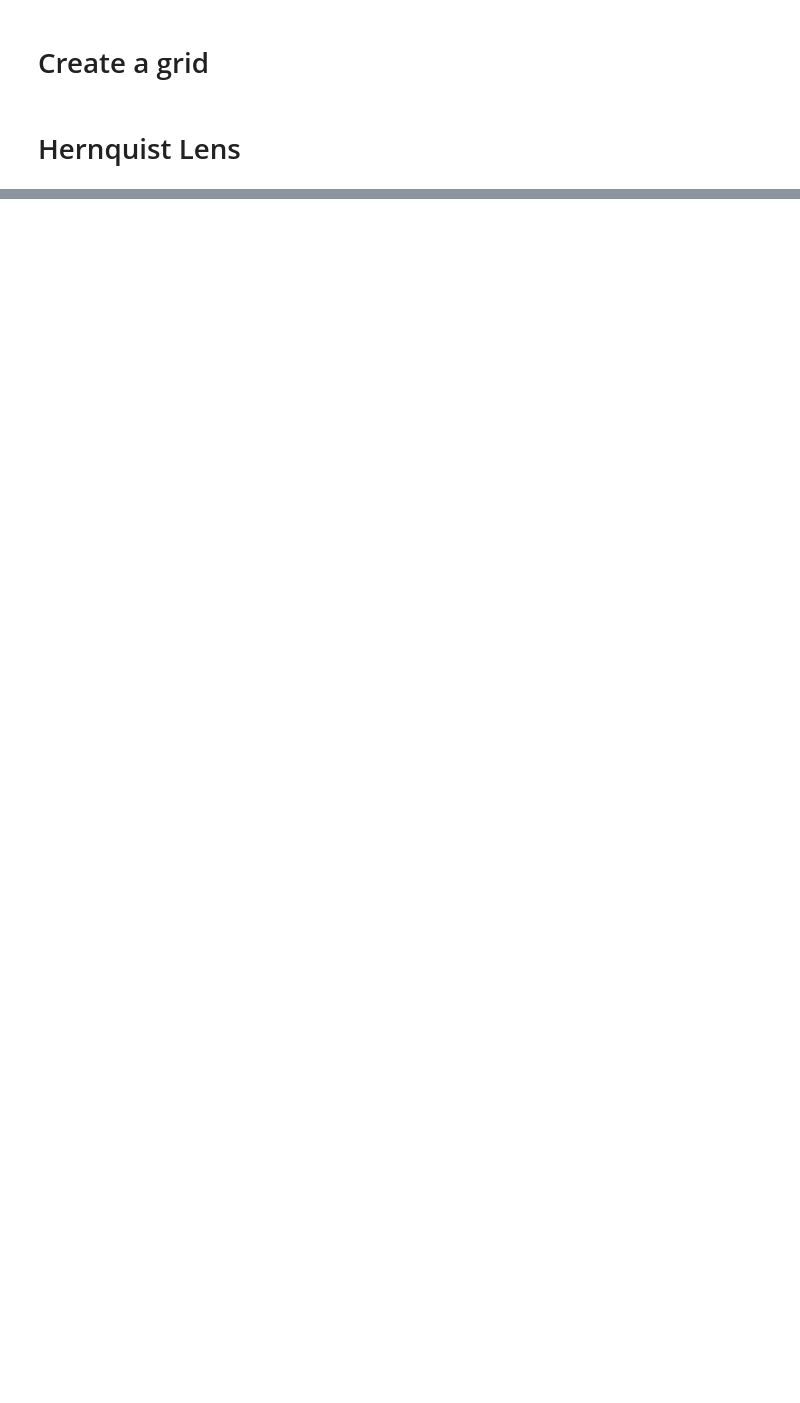
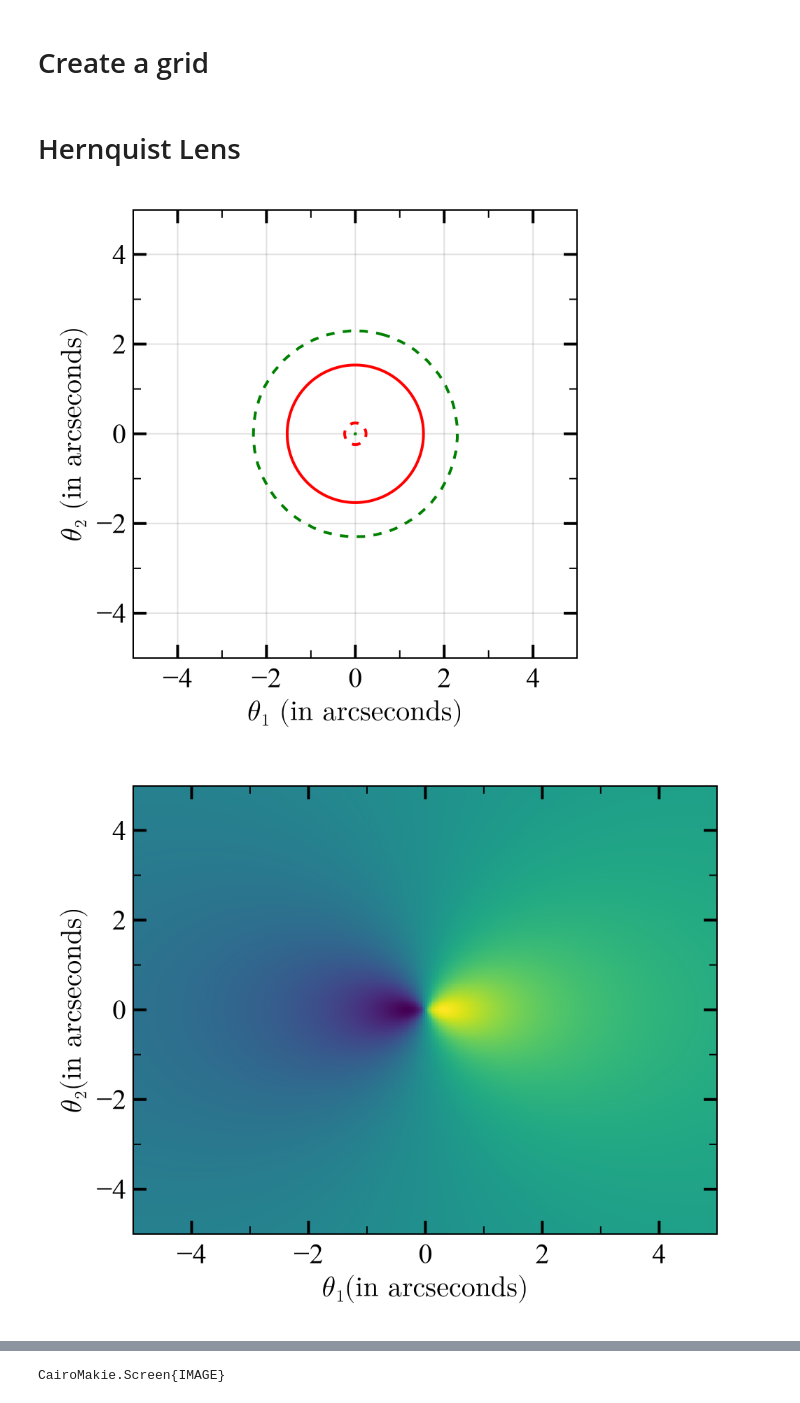
Before and after one commit to akmeena766/LensFactory-Examples, a Jupyter notebook: Example-3: Lensing quantities.ipynb, the cells around one changed output, grey strips where cells are left out. Saved outputs shown, nothing was run; the diff lists cells and outputs as text; code cells hidden in the pictures; blank space fills up the shorter version.

```diff
--- a/Example-3: Lensing quantities.ipynb
+++ b/Example-3: Lensing quantities.ipynb
@@ -25,7 +27,46 @@ x, y = Lenses.get_meshgrid(5, 5, 0.03);
 # %% [markdown]
 # Hernquist Lens
 # %%
+# Initialize a Hernquist lens model
 lens = Lenses.init_HernquistLens(D_d=Dol, mass=1.0E12*MASS_SUN, x_s=0.5)
 
+# Plot the image plane
 fig, ax = Lenses.plot_image_plane(lens, x, y, adis)
 display(fig)
+
+# Get scaled deflection maps
+dx, dy = Lenses.get_deflection(lens, x, y)
+
+# Re-scale deflection maps to source plane
+@. dx = adis * dx
+@. dy = adis * dy
+
+# Plot the deflection map(s)
+fig, ax = Lenses.plot_sky(x, y)
+heatmap!(ax, x[:,1], y[1,:], dx)
+display(fig)
+
+heatmap!(ax, x[:,1], y[1,:], dy)
+display(fig)
+
+# Get scaled Jacobian components
+dxx, dyy, dxy = Lenses.get_jacobian(lens, x, y)
+
+# Re-scale Jacobian components to source plane
+@. dxx = adis * dxx
+@. dyy = adis * dyy
+@. dxy = adis * dxy
+
+# Get convergence and shear maps from Jacobian components
+kappa = 0.5 .* (dxx .+ dyy)
+gamma1 = 0.5 .* (dxx .- dyy)
+gamma2 = dxy
+
+# Plot one of the Jacobian component map
+fig, ax = Lenses.plot_sky(x, y)
+cs = heatmap!(ax, x[:,1], y[1,:], kappa, colormap=:viridis, colorrange=(1E-2, 10.0), colorscale=log10)
+cb = Colorbar(fig[1,2], cs; label="Convergence (κ)", width=15, labelrotation=3π/2)
+display(fig)
+# %% [output]
+[figure, added]
+[figure, added]
@@ -31,0 +75 @@ display(fig)
+CairoMakie.Screen{IMAGE}
```
Also changed, not shown: parts of 6 cells of this notebook.
